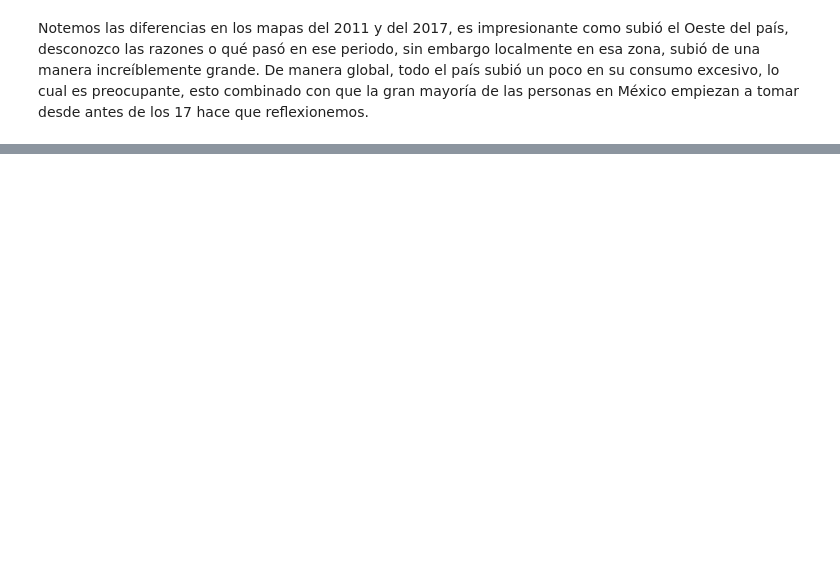
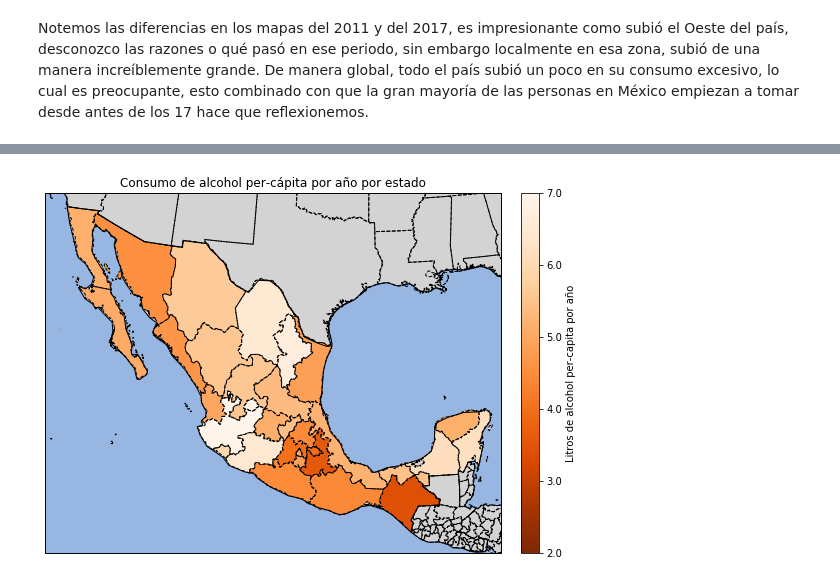
Before and after one commit to DCIDA2019/da2020-BubuDavid, a Jupyter notebook: MiniProject/MiniProject.ipynb, the cells around one changed output, grey strips where cells are left out. Cells and saved outputs as stored; diff of their text form; code cells hidden in the pictures; blank space fills up the shorter version.

Commit message:
Adding MiniProject1 to master! :sleeping: :stuck_out_tongue_closed_eyes:

```diff
--- a/MiniProject/MiniProject.ipynb
+++ b/MiniProject/MiniProject.ipynb
@@ -297,0 +410,12 @@ Notemos las diferencias en los mapas del 2011 y del 2017, es impresionante como
+# %%
+# Tabla de litros de alcohol percápita por rango de edades
+xls = pd.ExcelFile('./data/ENCODAT_ALCOHOL_2016_2017.xlsx')
+df4 = pd.read_excel(xls, 'Table 43', header=2, usecols=list(range(4)))
+alcoholData = []
+for column in df4:
+    alcoholData.append(list(df4[column]))
+alcoholData = np.array(alcoholData).T[:-1]
+multi = [("Estado"),("Hombres"),("Mujeres"), ("Total")]
+df4 = pd.DataFrame(alcoholData, columns=multi)
+df4 = df4.set_index("Estado")
+df4
@@ -297,0 +441,43 @@ Notemos las diferencias en los mapas del 2011 y del 2017, es impresionante como
+# %%
+fig = plt.figure(figsize = (7,5))
+ax = fig.add_axes([0, 0, 1, 1], projection=ccrs.LambertConformal())
+ax.set_extent([-114, -87, 13, 34], ccrs.Geodetic())
+
+
+shapename = 'admin_1_states_provinces'
+states_shp = shpreader.natural_earth(resolution='10m',
+                                    category='cultural', name=shapename)
+
+cmap = mpl.cm.PRGn
+maximo = max(np.array(df4["Total"]))
+minimo = min(np.array(df4["Total"]))
+
+cmap = mpl.cm.Oranges_r
+
+for state in shpreader.Reader(states_shp).records():
+    if state.attributes["admin"] == "Mexico":
+        stateName = state.attributes['name']
+        if stateName in np.array(df4.index):
+            number = float(df4[df4.index == stateName]["Total"])
+            ax.add_geometries(state.geometry, ccrs.PlateCarree(), facecolor=cmap(number / float(maximo),1), label=stateName)
+        else:
+            #print(stateName)
+            ax.add_geometries(state.geometry, ccrs.PlateCarree(),
+                              facecolor='#FAFAFA',
+                              label=stateName)
+
+ax.add_feature(cfeature.BORDERS, linestyle='solid')
+ax.add_feature(cfeature.COASTLINE, linestyle = "solid")
+ax.add_feature(cfeature.NaturalEarthFeature('cultural', 'admin_1_states_provinces', "10m",edgecolor='black', facecolor='none'), linestyle = "--")
+ax.add_feature(cfeature.LAND, facecolor = "lightgray")
+ax.add_feature(cfeature.OCEAN)
+ax.set_title("Consumo de alcohol per-cápita por año por estado")
+
+cbar = plt.colorbar(plt.cm.ScalarMappable(cmap = "Oranges_r"), label = "Litros de alcohol per-capita por año", fraction = 0.046, pad = 0.04, )
+
+indices = np.linspace(round(float(minimo)), round(float(maximo)), 6)
+cbar.ax.set_yticklabels(indices)
+plt.savefig("./Graphs/ConsumoAlcoholPerCapita")
+d=1
+# %% [output]
+[figure, added]
```
Also changed, not shown: parts of 24 cells of this notebook, 16 other files.
